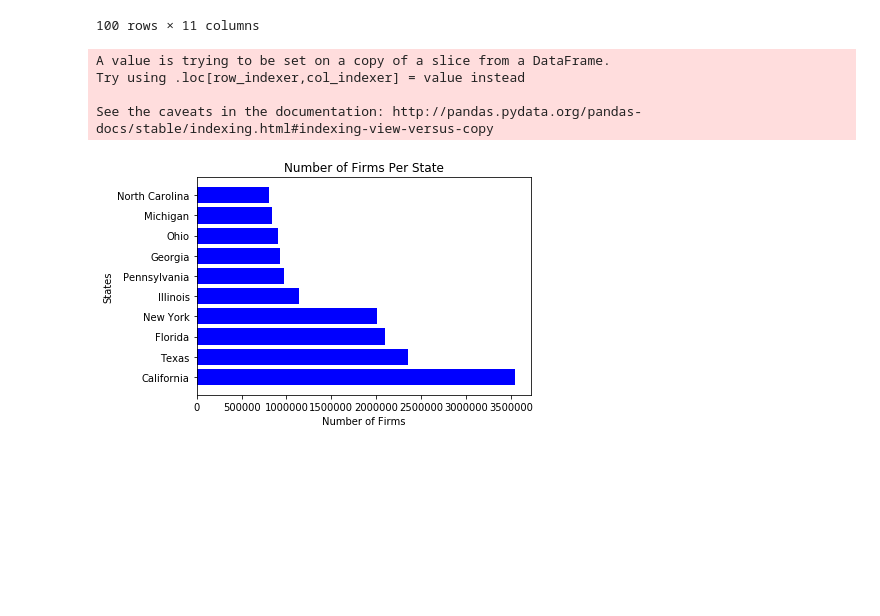
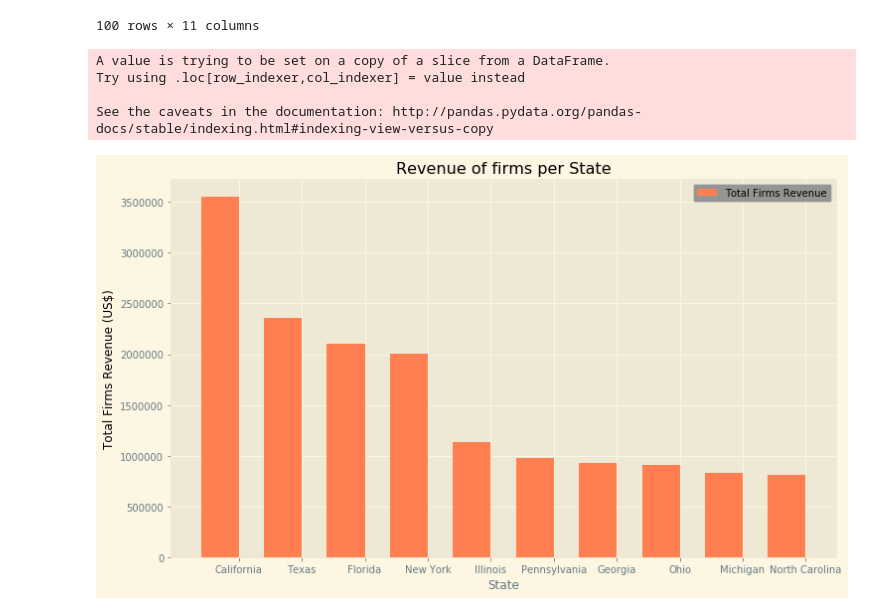
Before and after one commit to tafolabi/Project_Alpha, a Jupyter notebook: Project_Alpha.ipynb, the cells around one changed output. Saved outputs shown, nothing was run; the diff lists cells and outputs as text; code cells hidden in the pictures; blank space fills up the shorter version.

Commit message:
cleaned up charts

```diff
--- a/Project_Alpha.ipynb
+++ b/Project_Alpha.ipynb
@@ -69,31 +69,38 @@ new_data.head(100)
 # %%
 # make all values in the Number of firms Column integers
 new_data['Number of Firms'] = new_data['Number of Firms'].astype(float)
 #groupby state and maximum number of firms to extract total firms in each state
 state_firms = new_data.groupby('State').agg({'Number of Firms':'max'})
 #sort values in ascending order to get the 10 highest states
 state_firms = state_firms.sort_values("Number of Firms", ascending=False)
 #select the top 10 states
 state_firms = state_firms.head(10)
 # reset index of the data frame
 state_firms.reset_index(inplace=True)
 # add all values to a list to plot bar chart
 state_firms_x = state_firms["State"].tolist()
 state_firms_y = state_firms["Number of Firms"].tolist()
 #plot the bar chart for the 10 cities
+xpos = np.arange(len(state_firms_x))
+plt.xticks(xpos+0.3, state_firms_x)
+plt.bar(state_firms_x, state_firms_y, width=0.6,
+        label='Total Firms Revenue', facecolor='coral', align="center")
+legend = plt.legend()
+plt.rcParams['figure.figsize']= (12,7)
 
-plt.barh(state_firms_x, state_firms_y, color="b", align="center")
+plt.style.use('Solarize_Light2')
+legend.get_frame().set_facecolor('grey')
 
-plt.title("Number of Firms Per State")
-plt.ylabel("States")
-plt.xlabel("Number of Firms")
-plt.savefig("Output/Barcities.png")
+plt.title('Revenue of firms per State', color='black')
+plt.ylabel('Total Firms Revenue (US$)', color='black')
+plt.xlabel("State")
+plt.savefig("Output/Revenue_state2012.png")
 # %% [output]
 A value is trying to be set on a copy of a slice from a DataFrame.
 Try using .loc[row_indexer,col_indexer] = value instead
 
 See the caveats in the documentation: http://pandas.pydata.org/pandas-docs/stable/indexing.html#indexing-view-versus-copy
-[figure, old version]
+[figure, new version]
 # %%
 #change all values in the dataframe with "S" to 0
 my_new_data = new_data.replace({'S': 0})
```
Also changed, not shown: parts of 5 cells of this notebook, 10 other files.
